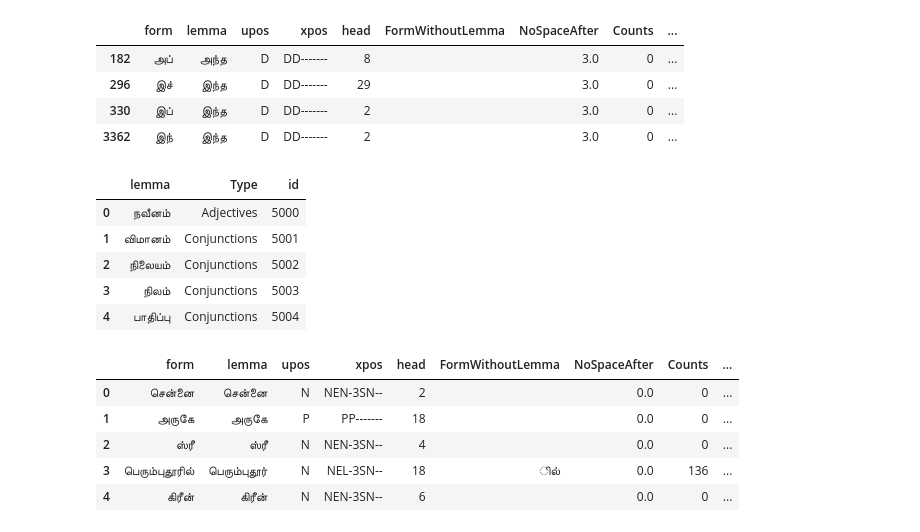
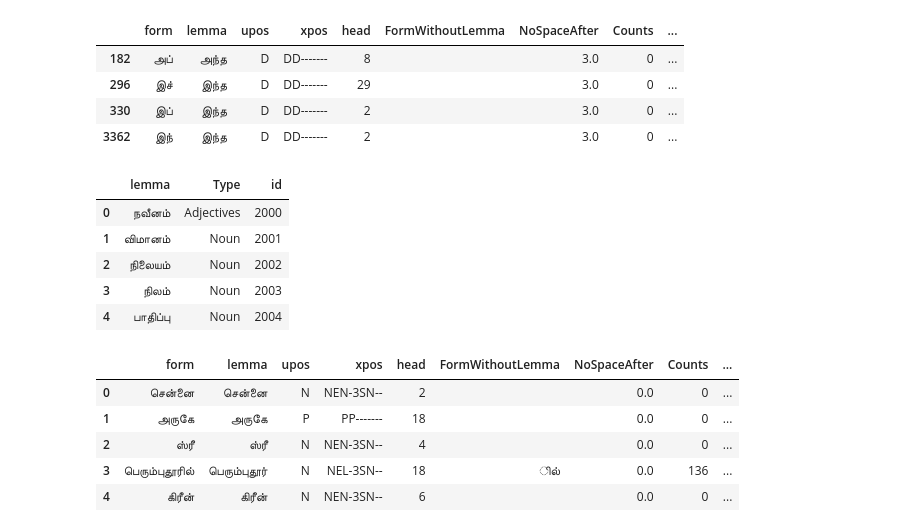
Before and after one commit to Kee2u/Deciphering_the_Indus_Valley_Script, a Jupyter notebook: Preprocessing/convert_lemmas.ipynb, the cells around one changed output. Saved outputs shown, nothing was run; the diff lists cells and outputs as text; code cells hidden in the pictures.

```diff
--- a/Preprocessing/convert_lemmas.ipynb
+++ b/Preprocessing/convert_lemmas.ipynb
@@ -27,42 +27,42 @@ tamildata[tamildata["NoSpaceAfter"]==3.0]
 # %%
 # Making a list with noun and verb identifier
 filter = ['N', 'V', 'A', 'J', 'U']
 
 # Removing proper nouns
 mask = tamildata[tamildata["xpos"].str.contains(rf'(.E.......)')]
 filtered_tamil = tamildata[~tamildata.form.isin(mask.form)]
 
 #Filtering for only nouns, verbs, adjectives and adverbs
 filtered_tamil = filtered_tamil[filtered_tamil.upos.isin(filter)]
 
 # Getting unique lemma and assigning a number identifier to each of them
 filtered_tamil = filtered_tamil[['lemma', 'upos']]
 filtered_tamil.rename(columns = {'upos': "Type"}, inplace = True)
 filtered_tamil.drop_duplicates(subset="lemma", inplace=True)
 filtered_tamil.reset_index(drop=True, inplace=True)
 filtered_tamil["id"] = filtered_tamil.index
-filtered_tamil["id"] = filtered_tamil["id"].apply(lambda x: x+5000)
+filtered_tamil["id"] = filtered_tamil["id"].apply(lambda x: x+2000)
 filtered_tamil["id"]= filtered_tamil["id"].astype(str)
 for i in range(len(filtered_tamil)):
     Type = filtered_tamil.loc[i, "Type"]
     if Type == 'V':
         filtered_tamil.loc[i, "Type"] = "Verb"
     elif Type == 'T':
         filtered_tamil.loc[i, "Type"] = "Particles"
     elif Type == 'J':
         filtered_tamil.loc[i, "Type"] = "Adjectives"
-    elif Type == 'Q':
-        filtered_tamil.loc[i, "Type"] = "Quantifiers"
-    elif Type == 'D':
-        filtered_tamil.loc[i, "Type"] = "Determiners"
-    else:
-        filtered_tamil.loc[i, "Type"] = "Conjunctions"
+    elif Type == 'U':
+        filtered_tamil.loc[i, "Type"] = "Numerals"
+    elif Type == 'A':
+        filtered_tamil.loc[i, "Type"] = "Adverb"
+    elif Type == 'N':
+        filtered_tamil.loc[i, "Type"] = "Noun"
 filtered_tamil.head()
 # %% [output]
 |  | lemma | Type | id |
-| 0 | நவீனம் | Adjectives | 5000 |
-| 1 | விமானம் | Conjunctions | 5001 |
-| 2 | நிலையம் | Conjunctions | 5002 |
-| 3 | நிலம் | Conjunctions | 5003 |
-| 4 | பாதிப்பு | Conjunctions | 5004 |
+| 0 | நவீனம் | Adjectives | 2000 |
+| 1 | விமானம் | Noun | 2001 |
+| 2 | நிலையம் | Noun | 2002 |
+| 3 | நிலம் | Noun | 2003 |
+| 4 | பாதிப்பு | Noun | 2004 |
 # %%
```
Also changed, not shown: parts of 3 cells of this notebook.
